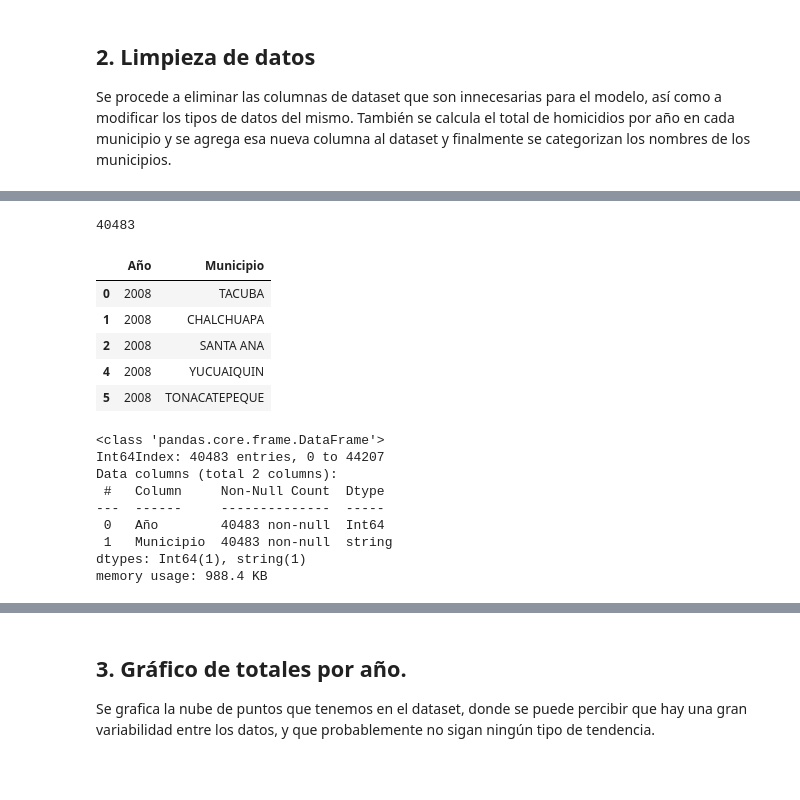
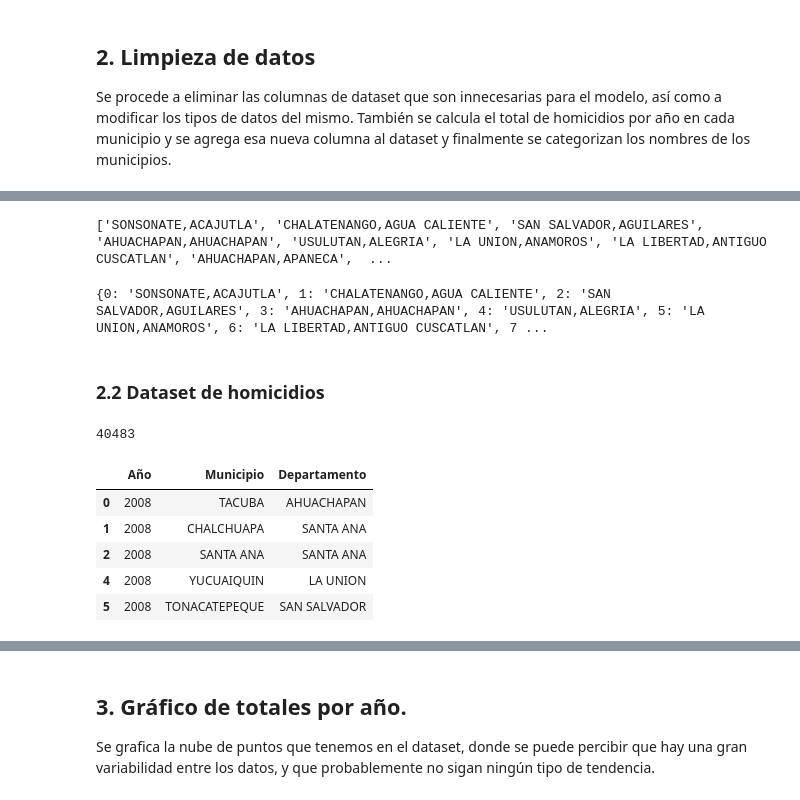
Before and after one commit to CesarRosales16/CrimeReporter-SV, a Jupyter notebook: Notebook/ModeloFinal.ipynb, the cells around one changed output, grey strips where cells are left out. Saved outputs shown, nothing was run; the diff lists cells and outputs as text; code cells hidden in the pictures; blank space fills up the shorter version.

```diff
--- a/Notebook/ModeloFinal.ipynb
+++ b/Notebook/ModeloFinal.ipynb
@@ -46,3 +80,19 @@ También se calcula el total de homicidios por año en cada municipio y se agreg
+# %%
+#Se crea un array con loss valores unicoss que se añadieron a la tabla
+dept_mun_array = list(df_geo.nom_dpto_nom_mun.unique())
+print(dept_mun_array)
+# %% [output]
+['SONSONATE,ACAJUTLA', 'CHALATENANGO,AGUA CALIENTE', 'SAN SALVADOR,AGUILARES', 'AHUACHAPAN,AHUACHAPAN', 'USULUTAN,ALEGRIA', 'LA UNION,ANAMOROS', 'LA LIBERTAD,ANTIGUO CUSCATLAN', 'AHUACHAPAN,APANECA',  ...
+# %%
+#Se crea un diccionario que tendra el codigo del la categoria como clave y la concatenacion de depto y mun como valor
+encode_dict = {}
+for i in range(0, 262):
+  encode_dict[i] = dept_mun_array[i]
+print(encode_dict)
+# %% [output]
+{0: 'SONSONATE,ACAJUTLA', 1: 'CHALATENANGO,AGUA CALIENTE', 2: 'SAN SALVADOR,AGUILARES', 3: 'AHUACHAPAN,AHUACHAPAN', 4: 'USULUTAN,ALEGRIA', 5: 'LA UNION,ANAMOROS', 6: 'LA LIBERTAD,ANTIGUO CUSCATLAN', 7 ...
+# %% [markdown]
+### 2.2 Dataset de homicidios
 # %%
 #Modifica el df a solo homicidios con los 4 tipos de armas que tenian más registros: ARMA DE FUEGO o ASF X ESTRANGULACION o OBJETO CONTUNDENTE o CORTOCONTUNDENTE
 df = df[df.Tipo_Arma.str.contains('ARMA DE FUEGO|ASF X ESTRANGULACION|OBJETO CONTUNDENTE|CORTOCONTUNDENTE', regex=True)]
@@ -50,27 +100,13 @@ print(len(df))
 # %% [output]
 40483
 # %%
-#Eliminamos las columnas innecesarias
-df = df.drop(['NoTotal', 'N', 'Mes', 'Fecha', 'Fecha_Completa', 'Dia','Hora', 'Rango_Horario', 'Departamento', 'Codigo_Departamento', 'Codigo_Municipio', 'Rango_Edad', 'Clasificacion_Arma', 'Edad', 'Sexo', 'Tipo_Arma'], axis=1)
+#Se eliminan las columnas innecesarias
+df = df.drop(['NoTotal', 'N', 'Mes', 'Fecha', 'Fecha_Completa', 'Dia','Hora', 'Rango_Horario', 'Codigo_Departamento', 'Codigo_Municipio', 'Rango_Edad', 'Clasificacion_Arma', 'Edad', 'Sexo', 'Tipo_Arma'], axis=1)
 df.head()
 # %% [output]
-|  | Año | Municipio |
-| 0 | 2008 | TACUBA |
-| 1 | 2008 | CHALCHUAPA |
-| 2 | 2008 | SANTA ANA |
-| 4 | 2008 | YUCUAIQUIN |
-| 5 | 2008 | TONACATEPEQUE |
+|  | Año | Municipio | Departamento |
+| 0 | 2008 | TACUBA | AHUACHAPAN |
+| 1 | 2008 | CHALCHUAPA | SANTA ANA |
+| 2 | 2008 | SANTA ANA | SANTA ANA |
+| 4 | 2008 | YUCUAIQUIN | LA UNION |
+| 5 | 2008 | TONACATEPEQUE | SAN SALVADOR |
-# %%
-#Parseamos los tipos de datos
-df = df.convert_dtypes()
-df.info()
-# %% [output]
-<class 'pandas.core.frame.DataFrame'>
-Int64Index: 40483 entries, 0 to 44207
-Data columns (total 2 columns):
- #   Column     Non-Null Count  Dtype
----  ------     --------------  -----
- 0   Año        40483 non-null  Int64
- 1   Municipio  40483 non-null  string
-dtypes: Int64(1), string(1)
-memory usage: 988.4 KB
```
Also changed, not shown: parts of 28 cells of this notebook, 3 other files.
